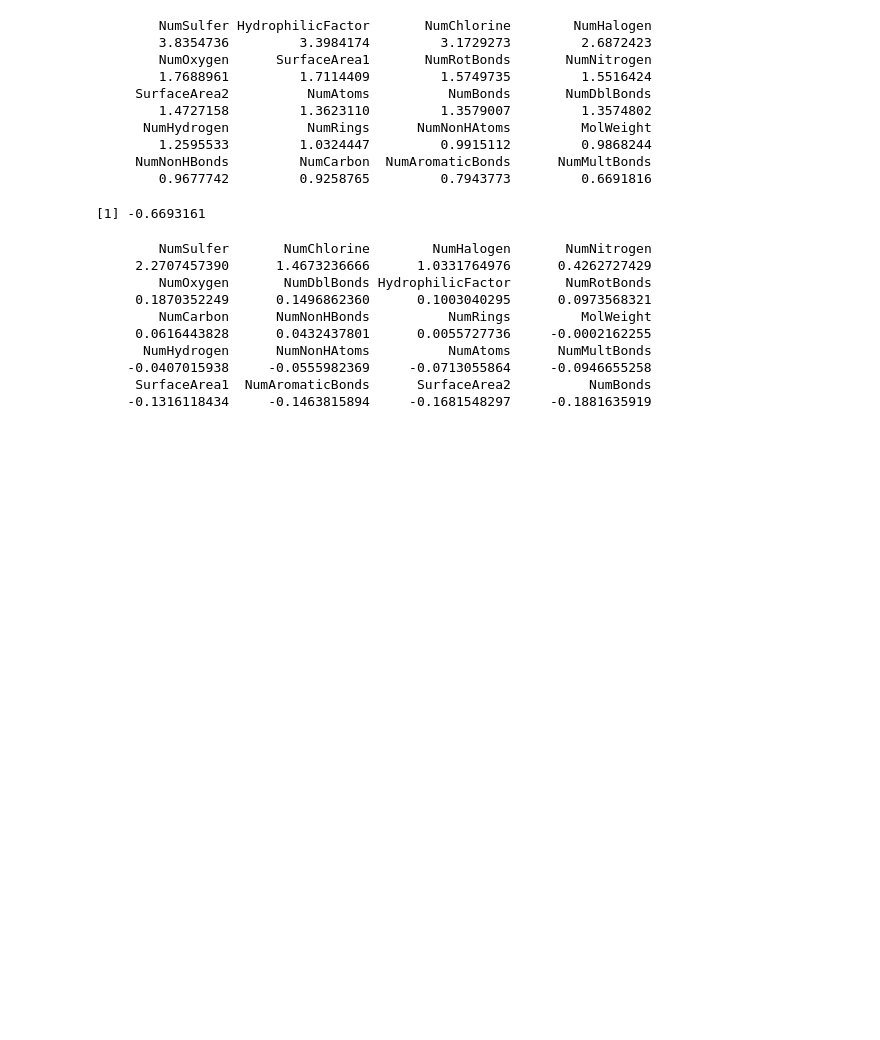
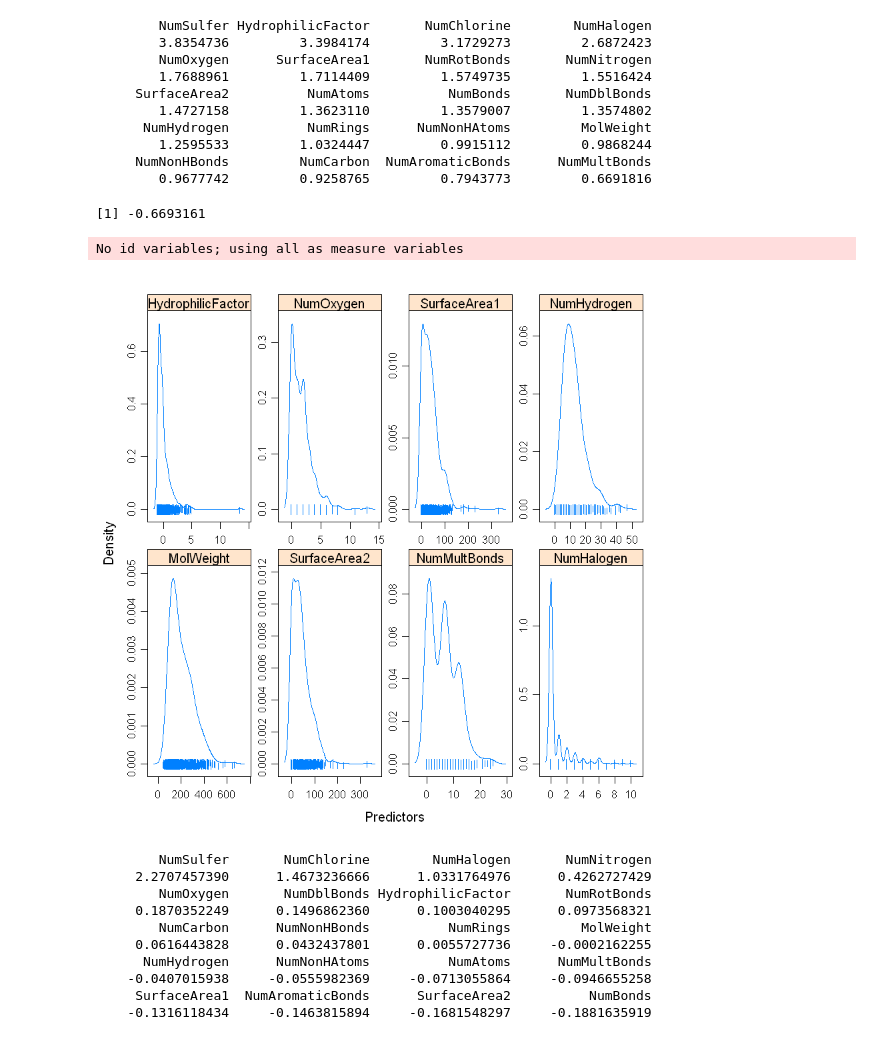
Before and after one commit to Randallzoeng/BookClub, a Jupyter notebook: AppliedPredictiveModeling/Chap. 6 Linear Regression and Its Cousins.ipynb, the cells around one changed output. Drawn from its saved outputs; the diff is of its cells as text; code cells hidden in the pictures; blank space fills up the shorter version.

```diff
--- a/AppliedPredictiveModeling/Chap. 6 Linear Regression and Its Cousins.ipynb
+++ b/AppliedPredictiveModeling/Chap. 6 Linear Regression and Its Cousins.ipynb
@@ -64,4 +58,16 @@ sort(skewness(solTrainY),decreasing = T)
      NumNonHBonds         NumCarbon  NumAromaticBonds      NumMultBonds
         0.9677742         0.9258765         0.7943773         0.6691816
 [1] -0.6693161
+# %%
+#visualize
+sample_col <- solTrainX[,sample(209:228,8)]
+library(reshape2)
+mlt <- melt(sample_col)
+library(lattice)
+densityplot(~value|variable,data=mlt,
+           scales=list(x=list(relation="free"),y=list(relation="free")),
+           adjust=1.25,pch="|",xlab="Predictors",layout=c(4,2))
+# %% [output]
+No id variables; using all as measure variables
+[figure, added]
 # %%
```
Also changed, not shown: parts of 33 cells of this notebook.
